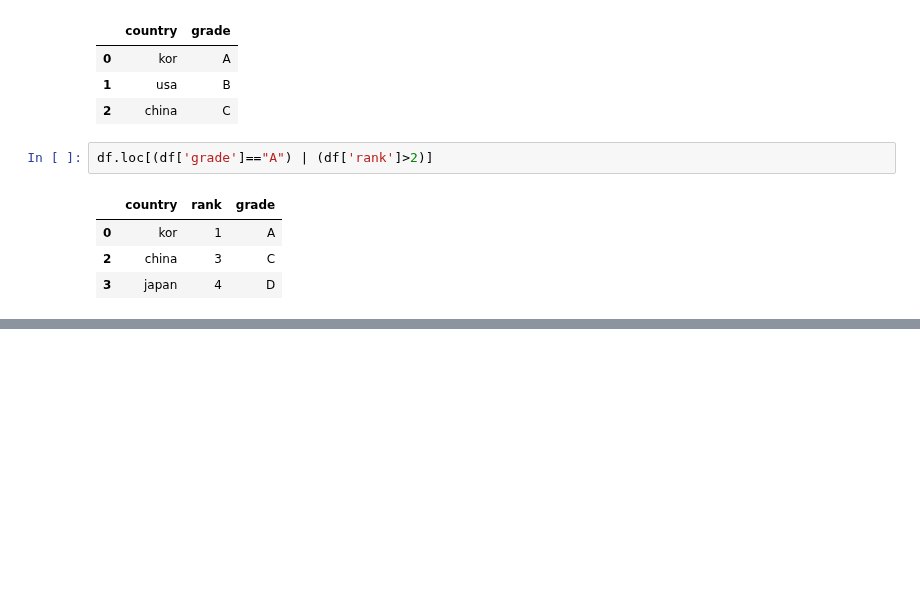
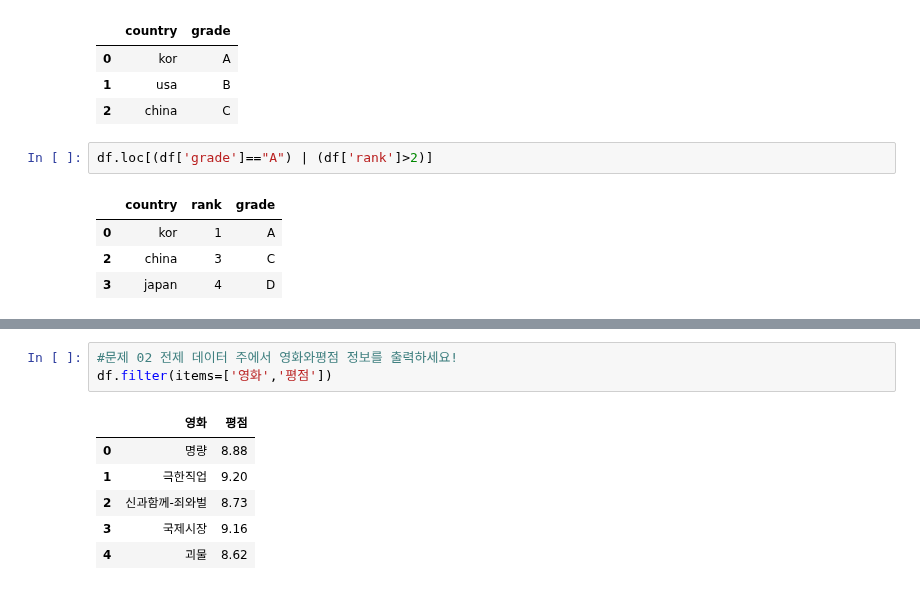
Before and after one commit to seoinhyeok96/python_data_class, a Jupyter notebook: 4일차_크롤링및 데이터 분석기초/Pandas기초.ipynb, the cells around one changed output, grey strips where cells are left out. Drawn from its saved outputs; the diff is of its cells as text; blank space fills up the shorter version.

```diff
--- a/4일차_크롤링및 데이터 분석기초/Pandas기초.ipynb
+++ b/4일차_크롤링및 데이터 분석기초/Pandas기초.ipynb
@@ -208,0 +313,10 @@ df.loc[(df['grade']=="A") | (df['rank']>2)]
+# %%
+#문제 02 전제 데이터 주에서 영화와평점 정보를 출력하세요!
+df.filter(items=['영화','평점'])
+# %% [output]
+|  | 영화 | 평점 |
+| 0 | 명량 | 8.88 |
+| 1 | 극한직업 | 9.20 |
+| 2 | 신과함께-죄와벌 | 8.73 |
+| 3 | 국제시장 | 9.16 |
+| 4 | 괴물 | 8.62 |
```
Also changed, not shown: parts of 23 cells of this notebook, 2 other files.
